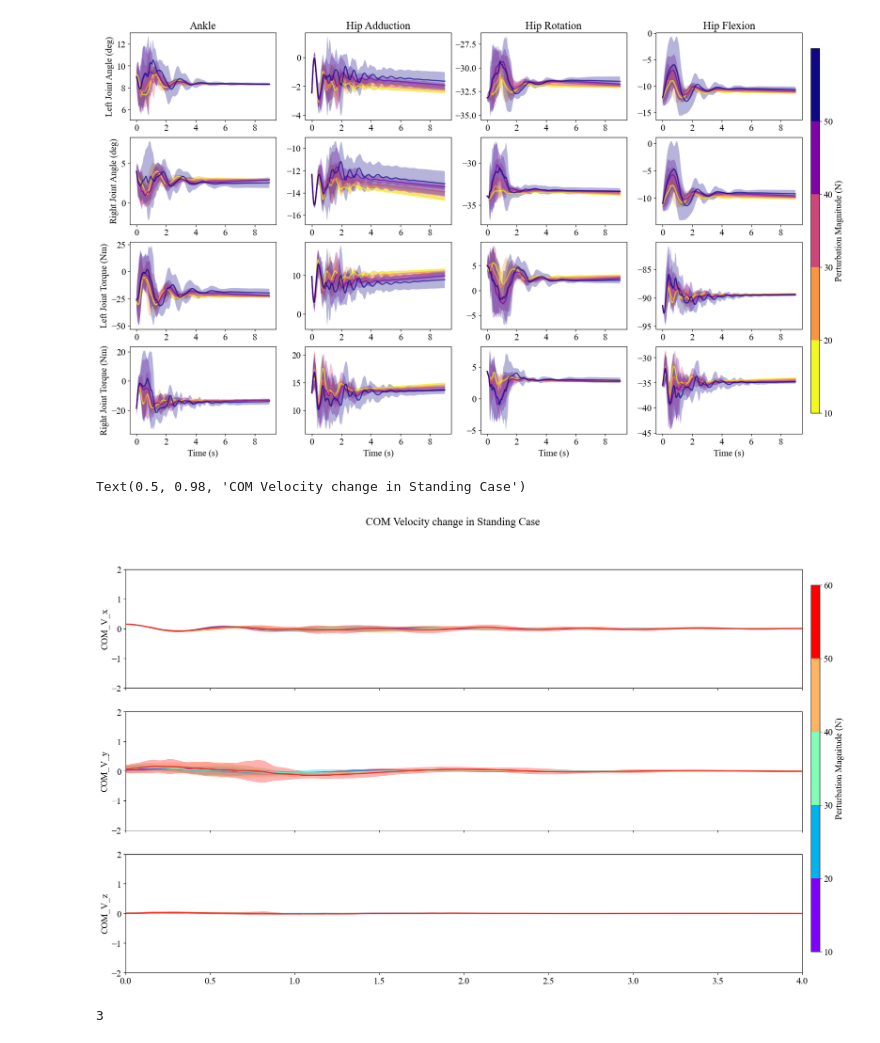
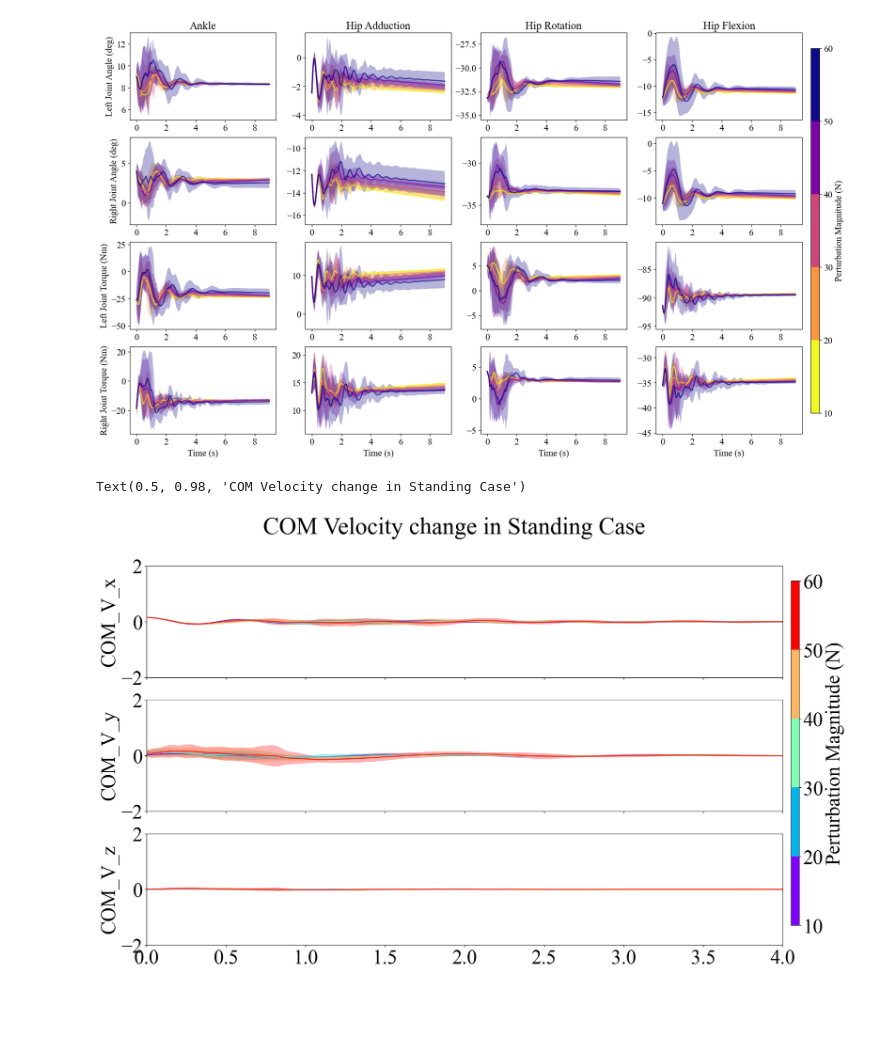
Before and after one commit to cherylwang20/MyoLeg_Sarcopenia, a Jupyter notebook: plotting_results.ipynb, the cells around one changed output. Drawn from its saved outputs; the diff is of its cells as text; code cells hidden in the pictures; blank space fills up the shorter version.

```diff
--- a/plotting_results.ipynb
+++ b/plotting_results.ipynb
@@ -243,6 +243,10 @@ plt.plot(x_out, bspl_y)
 #plt.plot(x_time, all_ankle_mean)
 #plt.show()
 # %%
+plt.rcParams.update({
+    "font.family": "Times New Roman",  # specify font family here
+    "font.size":35})
+
 colormap = plt.cm.rainbow
 norm = mcolors.BoundaryNorm(bins, colormap.N)
 
@@ -260,38 +264,34 @@ for j in range(len(pert_AP)):
         mean = np.mean(l[j], axis = 0)
         std = np.std(l[j], axis = 0)
         upper_x = mean[100:,0] + 2*std[100:,0]
         lower_x = mean[100:,0] - 2*std[100:,0]
         upper_y = mean[100:,1] + 2*std[100:,1]
         lower_y = mean[100:,1] - 2*std[100:,1]
         upper_z = mean[100:,2] + 2*std[100:,2]
         lower_z = mean[100:,2] - 2*std[100:,2]
         ax[0].set_ylabel(f'COM_V_x')
         ax[0].plot(x_time, np.mean(l[j], axis= 0)[100:,0], c = colormap(norm(np.mean(mean_pert))), alpha = 0.7, linewidth = 2)
         ax[0].fill_between(x_time, lower_x.flatten(), upper_x.flatten(), facecolor = colormap(norm(np.mean(mean_pert))), alpha = 0.3)
         ax[1].set_ylabel(f'COM_V_y')
         ax[1].plot(x_time, np.mean(l[j], axis= 0)[100:,1], c = colormap(norm(np.mean(mean_pert))), alpha = 0.7, linewidth = 2)
         ax[1].fill_between(x_time, lower_y.flatten(), upper_y.flatten(), facecolor = colormap(norm(np.mean(mean_pert))), alpha = 0.3)
         ax[2].set_ylabel(f'COM_V_z')
         ax[2].plot(x_time, np.mean(l[j], axis= 0)[100:,2], c = colormap(norm(np.mean(mean_pert))), alpha = 0.7, linewidth = 2)
         ax[2].fill_between(x_time, lower_z.flatten(), upper_z.flatten(), facecolor = colormap(norm(np.mean(mean_pert))), alpha = 0.3)
 
 sm = plt.cm.ScalarMappable(cmap=colormap, norm=norm)
 sm.set_array([])
 
 plt.subplots_adjust(right=0.9)
 cbar_ax = fig.add_axes([0.91, 0.15, 0.01, 0.7])
 cbar = plt.colorbar(sm, ticks=np.linspace(10, 60, 6), cax=cbar_ax)
 cbar.set_label('Perturbation Magnitude (N)')
 
 plt.setp(ax, xlim=[0, 4], ylim = [-2, 2])
 fig.suptitle('COM Velocity change in Standing Case')
 # %% [output]
 Text(0.5, 0.98, 'COM Velocity change in Standing Case')
-[figure, old version]
+[figure, new version]
-# %%
-print(len(fall))
-# %% [output]
-3
 # %%
 pert_1_AP, pert_2_AP, pert_3_AP, pert_4_AP, pert_5_AP = [], [], [], [], []
 
```
Also changed, not shown: parts of 2 cells of this notebook, 1 other file.
